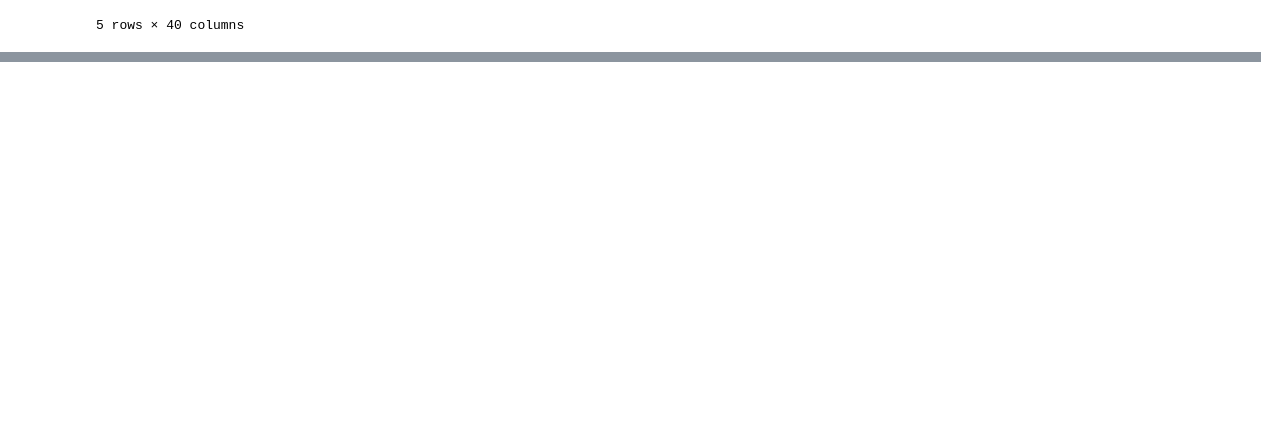
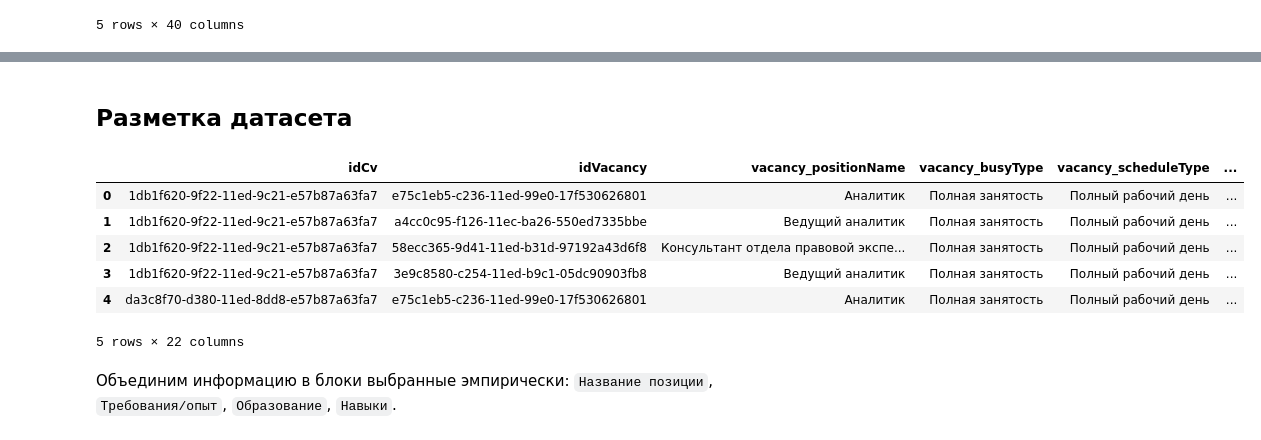
Before and after one commit to ArinaOwl/vacancy_resume_matching, a Jupyter notebook: data_preprocessing.ipynb, the cells around one changed output, grey strips where cells are left out. Drawn from its saved outputs; the diff is of its cells as text; code cells hidden in the pictures; blank space fills up the shorter version.

```diff
--- a/data_preprocessing.ipynb
+++ b/data_preprocessing.ipynb
@@ -753,0 +777,13 @@ print(
+# %% [markdown]
+## Разметка датасета
+# %%
+df = pd.read_csv('cv2vacancy_merged_clean.tsv', sep='\t')
+df.head()
+# %% [output]
+|  | idCv | idVacancy | vacancy_positionName | vacancy_busyType | vacancy_scheduleType | ... |
+| 0 | 1db1f620-9f22-11ed-9c21-e57b87a63fa7 | e75c1eb5-c236-11ed-99e0-17f530626801 | Аналитик | Полная занятость | Полный рабочий день | ... |
+| 1 | 1db1f620-9f22-11ed-9c21-e57b87a63fa7 | a4cc0c95-f126-11ec-ba26-550ed7335bbe | Ведущий аналитик | Полная занятость | Полный рабочий день | ... |
+| 2 | 1db1f620-9f22-11ed-9c21-e57b87a63fa7 | 58ecc365-9d41-11ed-b31d-97192a43d6f8 | Консультант отдела правовой экспе... | Полная занятость | Полный рабочий день | ... |
+| 3 | 1db1f620-9f22-11ed-9c21-e57b87a63fa7 | 3e9c8580-c254-11ed-b9c1-05dc90903fb8 | Ведущий аналитик | Полная занятость | Полный рабочий день | ... |
+| 4 | da3c8f70-d380-11ed-8dd8-e57b87a63fa7 | e75c1eb5-c236-11ed-99e0-17f530626801 | Аналитик | Полная занятость | Полный рабочий день | ... |
+5 rows × 22 columns
@@ -753,0 +792,2 @@ print(
+# %% [markdown]
+Объединим информацию в блоки выбранные эмпирически: `Название позиции`, `Требования/опыт`, `Образование`, `Навыки`.
```
Also changed, not shown: parts of 53 cells of this notebook.
